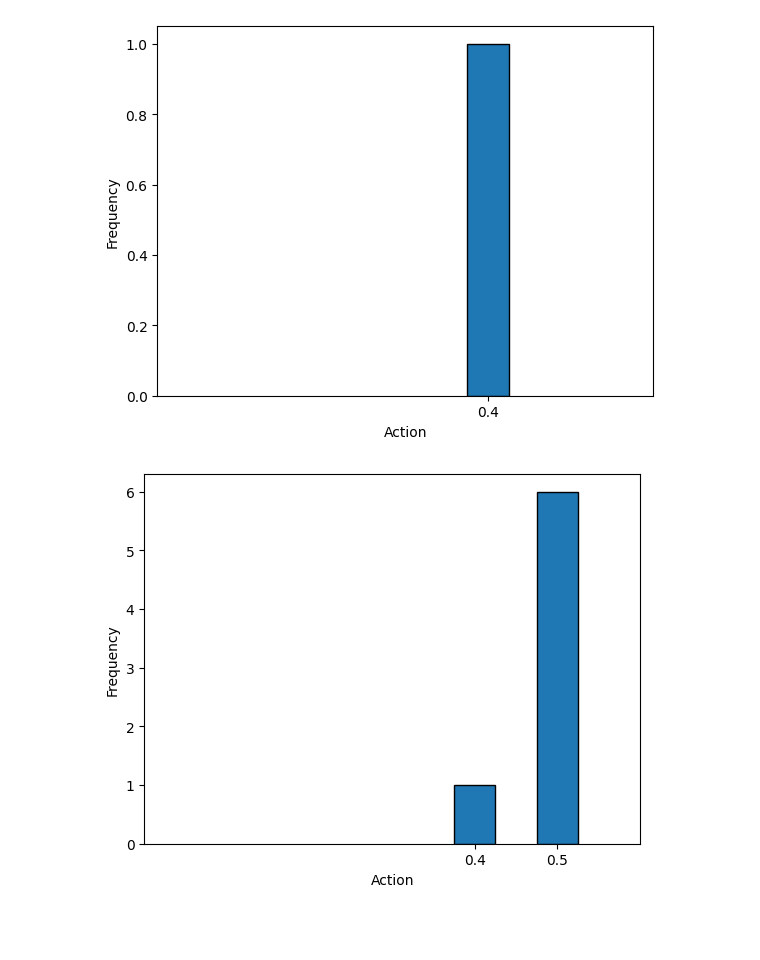
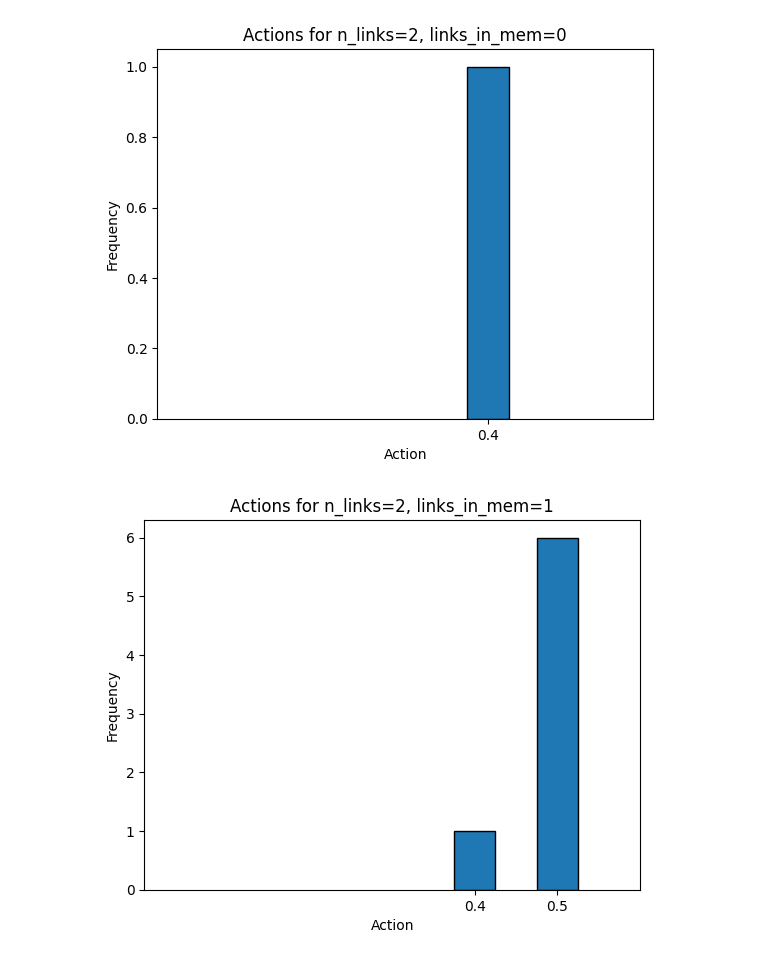
Before and after one commit to Bggoranoff/optimal-qn, a Jupyter notebook: src/adaptivealgo/experiments/experiment_policy_structure.ipynb, the cells around one changed output. Drawn from its saved outputs; the diff is of its cells as text; code cells hidden in the pictures; blank space fills up the shorter version.

```diff
--- a/src/adaptivealgo/experiments/experiment_policy_structure.ipynb
+++ b/src/adaptivealgo/experiments/experiment_policy_structure.ipynb
@@ -5,7 +5,7 @@ import json
 
 import adaptivealgo.cli.policy_iter as pi
 # %%
-links = [2, 3, 4]
+links = [2, 3, 4, 5]
 f_thresh = 0.4
 actions = [0.1, 0.2, 0.3, 0.4, 0.5]
 alpha = 1.0
@@ -56,16 +57,17 @@ Finding policy for n_links=4 converged in 2 iterations
 # %%
 for n_links, policy in all_actions.items():
     for state_length, actions_idxs in policy.items():
         state_actions = [actions[idx] for idx in actions_idxs]
         plt.figure()
         labels, counts = np.unique(state_actions, return_counts=True)
         plt.bar(labels, counts, align='center', width=0.05, edgecolor='black')
         plt.gca().set_xticks(labels)
         plt.gca().set_xticklabels(labels)
         plt.gca().set_xbound(min(actions) - 0.1, max(actions) + 0.1)
-        plt.xlabel("Action")
+        plt.xlabel(f"Action")
         plt.ylabel("Frequency")
+        plt.title(f"Actions for n_links={n_links}, links_in_mem={state_length}")
         plt.show()
 # %% [output]
-[figure, old version]
+[figure, new version]
-[figure, old version]
+[figure, new version]
```
Also changed, not shown: parts of 2 cells of this notebook, 4 other files.
